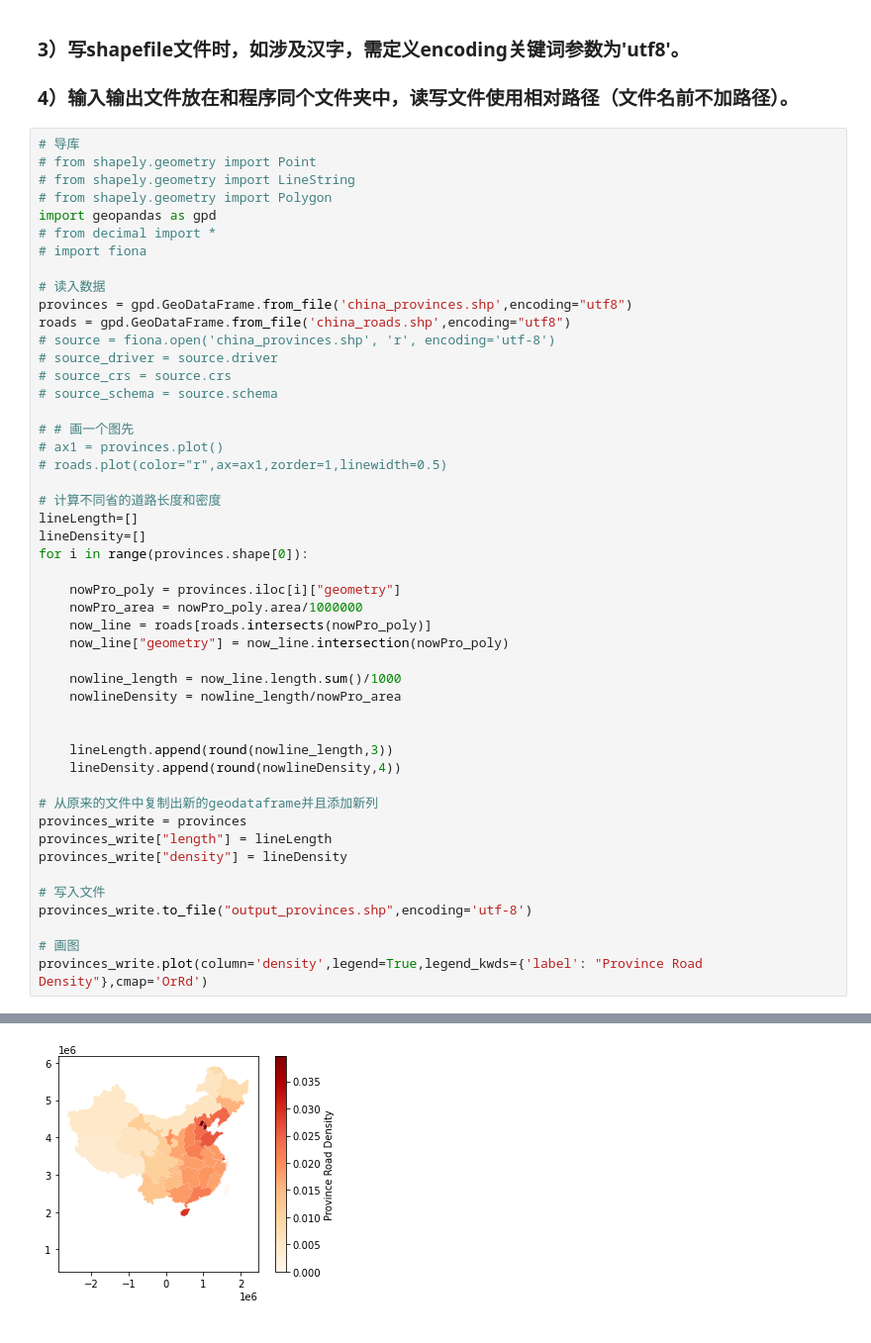
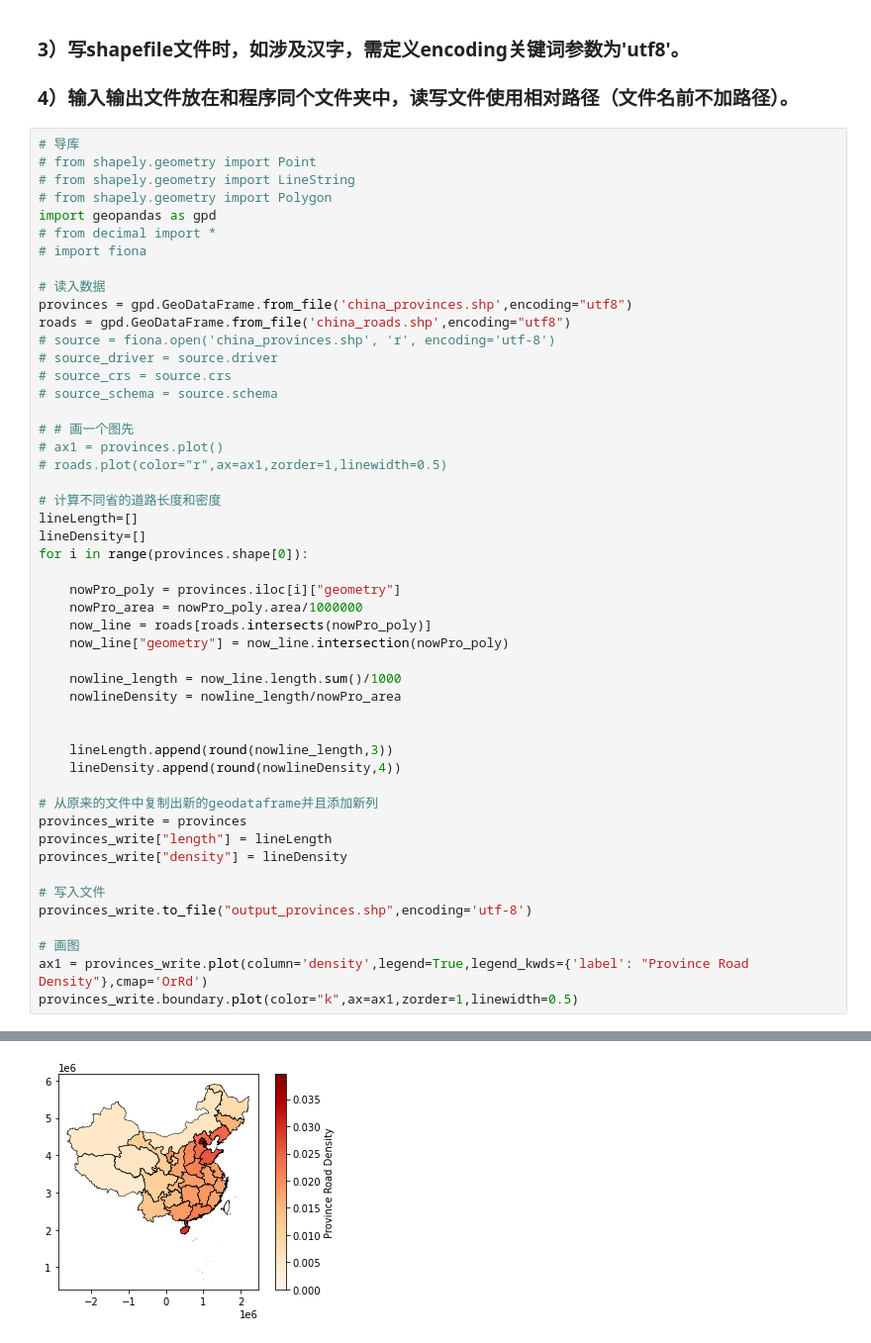
Before and after one commit to Plutoset/se-gis, a Jupyter notebook: 10193903446_汤博.ipynb, the cells around one changed output, grey strips where cells are left out. Shown at 99% size. Saved outputs shown, nothing was run; the diff lists cells and outputs as text.

```diff
--- a/10193903446_汤博.ipynb
+++ b/10193903446_汤博.ipynb
@@ -366,32 +366,33 @@ lineDensity=[]
 for i in range(provinces.shape[0]):
 
     nowPro_poly = provinces.iloc[i]["geometry"]
     nowPro_area = nowPro_poly.area/1000000
     now_line = roads[roads.intersects(nowPro_poly)]
     now_line["geometry"] = now_line.intersection(nowPro_poly)
 
     nowline_length = now_line.length.sum()/1000
     nowlineDensity = nowline_length/nowPro_area
 
 
     lineLength.append(round(nowline_length,3))
     lineDensity.append(round(nowlineDensity,4))
 
 # 从原来的文件中复制出新的geodataframe并且添加新列
 provinces_write = provinces
 provinces_write["length"] = lineLength
 provinces_write["density"] = lineDensity
 
 # 写入文件
 provinces_write.to_file("output_provinces.shp",encoding='utf-8')
 
 # 画图
-provinces_write.plot(column='density',legend=True,legend_kwds={'label': "Province Road Density"},cmap='OrRd')
+ax1 = provinces_write.plot(column='density',legend=True,legend_kwds={'label': "Province Road Density"},cmap='OrRd')
+provinces_write.boundary.plot(color="k",ax=ax1,zorder=1,linewidth=0.5)
 # %% [output]
 A value is trying to be set on a copy of a slice from a DataFrame.
 Try using .loc[row_indexer,col_indexer] = value instead
 
 See the caveats in the documentation: https://pandas.pydata.org/pandas-docs/stable/user_guide/indexing.html#returning-a-view-versus-a-copy
   super(GeoDataFrame, self).__setitem__(key, value)
 <AxesSubplot:>
-[figure, old version]
+[figure, new version]
```
